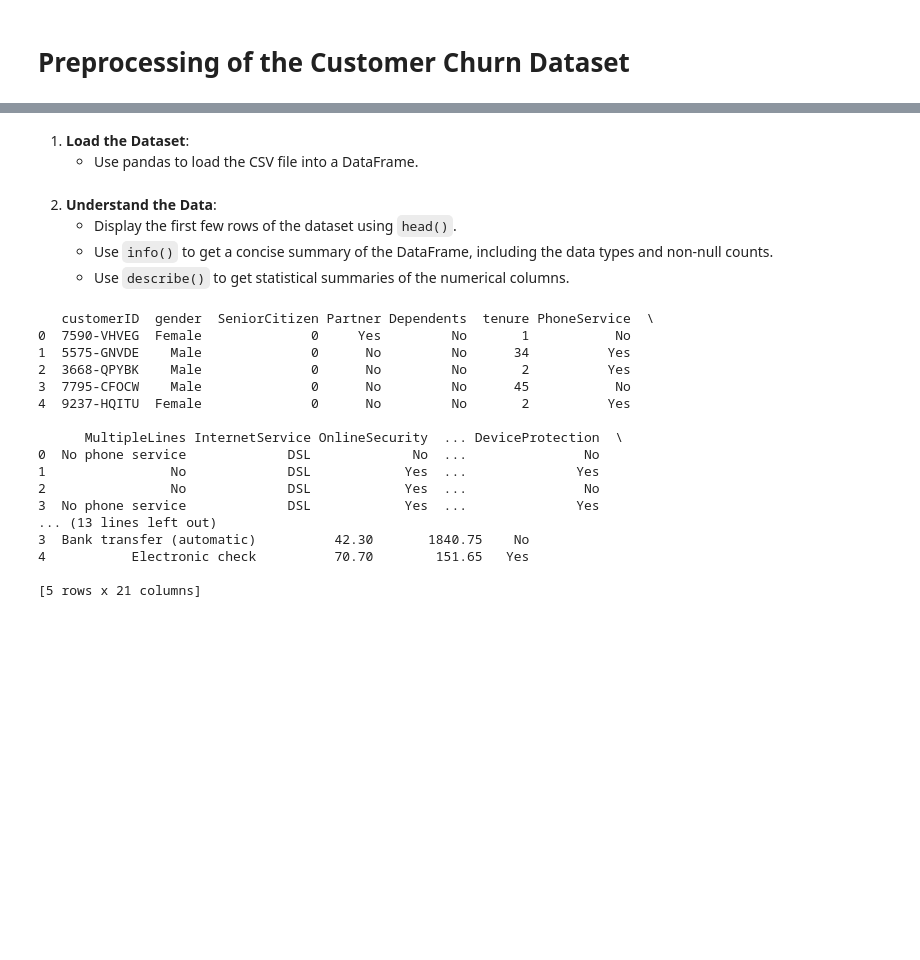
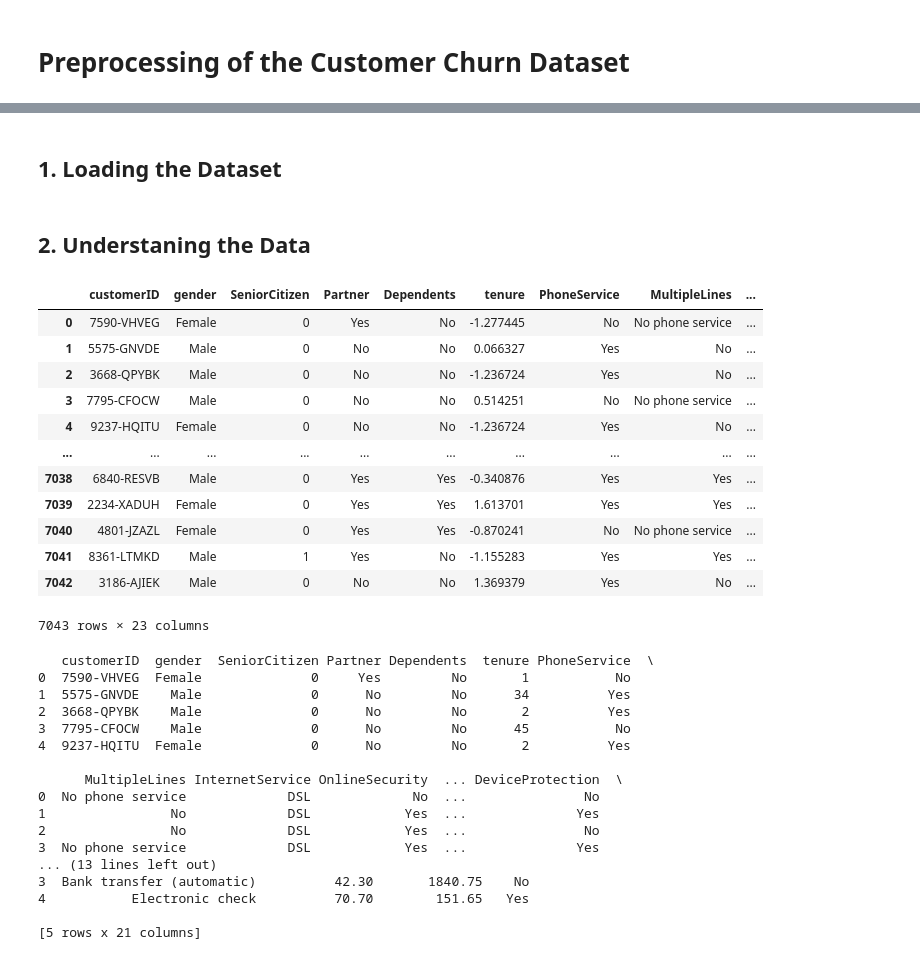
Before and after one commit to eelisee/telco-customer-churn, a Jupyter notebook: 3_preprocessing/preprocessing.ipynb, the cells around one changed output, grey strips where cells are left out. Saved outputs shown, nothing was run; the diff lists cells and outputs as text; code cells hidden in the pictures; blank space fills up the shorter version.

```diff
--- a/3_preprocessing/preprocessing.ipynb
+++ b/3_preprocessing/preprocessing.ipynb
@@ -38,19 +35,32 @@ The dataset `Customer-Churn.csv` is located at `../2_data/Customer-Churn.csv`. H
 
 By following these steps, we can ensure that the dataset is clean, well-structured, and ready for further analysis or modeling.
-# %% [markdown]
-1. **Load the Dataset**:
-    - Use pandas to load the CSV file into a DataFrame.
+# %% [markdown]
+## 1. **Loading the Dataset**
 # %%
 import pandas as pd
 
 # Load the dataset
 file_path = '../2_data/Customer-Churn.csv'
 df = pd.read_csv(file_path)
-# %% [markdown]
-2. **Understand the Data**:
-    - Display the first few rows of the dataset using `head()`.
-    - Use `info()` to get a concise summary of the DataFrame, including the data types and non-null counts.
-    - Use `describe()` to get statistical summaries of the numerical columns.
+# %% [markdown]
+## 2. **Understaning the Data**
+# %%
+# table overview of the dataset
+df
+# %% [output]
+|  | customerID | gender | SeniorCitizen | Partner | Dependents | tenure | PhoneService | MultipleLines | ... |
+| 0 | 7590-VHVEG | Female | 0 | Yes | No | -1.277445 | No | No phone service | ... |
+| 1 | 5575-GNVDE | Male | 0 | No | No | 0.066327 | Yes | No | ... |
+| 2 | 3668-QPYBK | Male | 0 | No | No | -1.236724 | Yes | No | ... |
+| 3 | 7795-CFOCW | Male | 0 | No | No | 0.514251 | No | No phone service | ... |
+| 4 | 9237-HQITU | Female | 0 | No | No | -1.236724 | Yes | No | ... |
+| ... | ... | ... | ... | ... | ... | ... | ... | ... | ... |
+| 7038 | 6840-RESVB | Male | 0 | Yes | Yes | -0.340876 | Yes | Yes | ... |
+| 7039 | 2234-XADUH | Female | 0 | Yes | Yes | 1.613701 | Yes | Yes | ... |
+| 7040 | 4801-JZAZL | Female | 0 | Yes | Yes | -0.870241 | No | No phone service | ... |
+| 7041 | 8361-LTMKD | Male | 1 | Yes | No | -1.155283 | Yes | Yes | ... |
+| 7042 | 3186-AJIEK | Male | 0 | No | No | 1.369379 | Yes | No | ... |
+7043 rows × 23 columns
 # %%
 # Display the first few rows of the dataset
 print(df.head())
```
Also changed, not shown: parts of 24 cells of this notebook.
